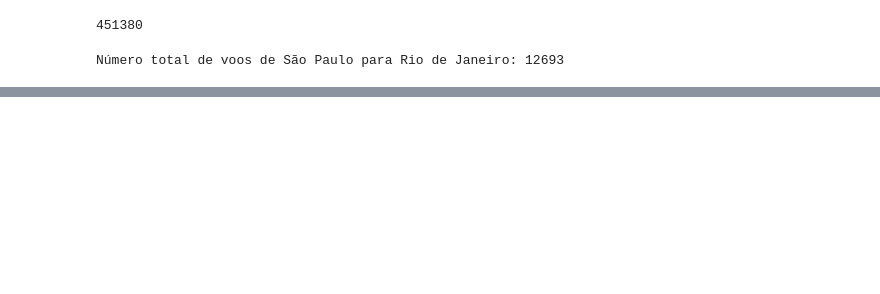
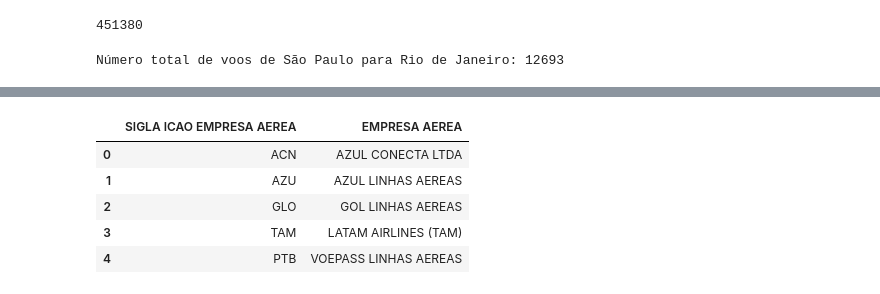
Before and after one commit to Ivanrangelpm/analise-de-voos, a Jupyter notebook: 03_refined.ipynb, the cells around one changed output, grey strips where cells are left out. Cells and saved outputs as stored; diff of their text form; code cells hidden in the pictures; blank space fills up the shorter version.

```diff
--- a/03_refined.ipynb
+++ b/03_refined.ipynb
@@ -142,0 +223,18 @@ df_final
+# %%
+map_antigo_para_novo = {
+    'AZUL CONECTA LTDA. (EX TWO TAXI AEREO LTDA)': 'AZUL CONECTA LTDA',
+    'AZUL LINHAS AEREAS BRASILEIRAS S/A': 'AZUL LINHAS AEREAS',
+    'GOL LINHAS AEREAS S.A. (EX- VRG LINHAS AEREAS S.A.)': 'GOL LINHAS AEREAS',
+    'TAM LINHAS AEREAS S.A.': 'LATAM AIRLINES (TAM)',
+    'PASSAREDO TRANSPORTES AEREOS S.A.': 'VOEPASS LINHAS AEREAS'
+}
+
+map_novo_para_sigla = {
+    'AZUL LINHAS AEREAS': 'AZU',
+    'GOL LINHAS AEREAS': 'GLO',
+    'LATAM AIRLINES (TAM)': 'TAM',
+    'VOEPASS LINHAS AEREAS': 'PTB'
+}
+# %%
+
+df_final['EMPRESA AEREA'] = df_final['EMPRESA AEREA'].replace(map_antigo_para_novo)
@@ -142,0 +244,13 @@ df_final
+# %%
+combinacoes_unicas = df_final[['SIGLA ICAO EMPRESA AEREA', 'EMPRESA AEREA']].drop_duplicates()
+
+combinacoes_unicas = combinacoes_unicas.sort_values(by='EMPRESA AEREA').reset_index(drop=True)
+
+combinacoes_unicas
+# %% [output]
+|  | SIGLA ICAO EMPRESA AEREA | EMPRESA AEREA |
+| 0 | ACN | AZUL CONECTA LTDA |
+| 1 | AZU | AZUL LINHAS AEREAS |
+| 2 | GLO | GOL LINHAS AEREAS |
+| 3 | TAM | LATAM AIRLINES (TAM) |
+| 4 | PTB | VOEPASS LINHAS AEREAS |
```
Also changed, not shown: parts of 12 cells of this notebook, 3 other files.
